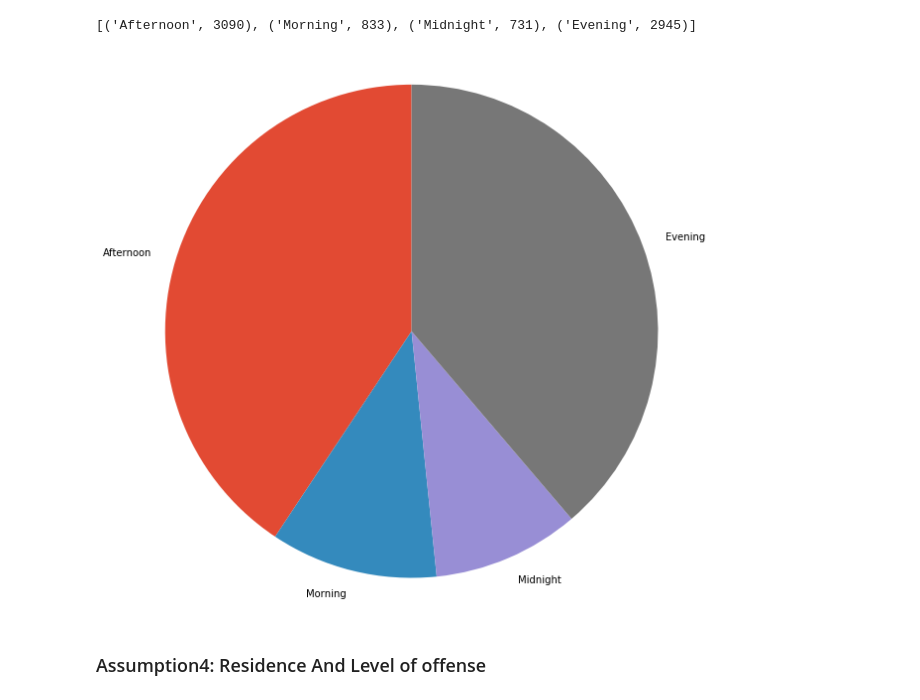
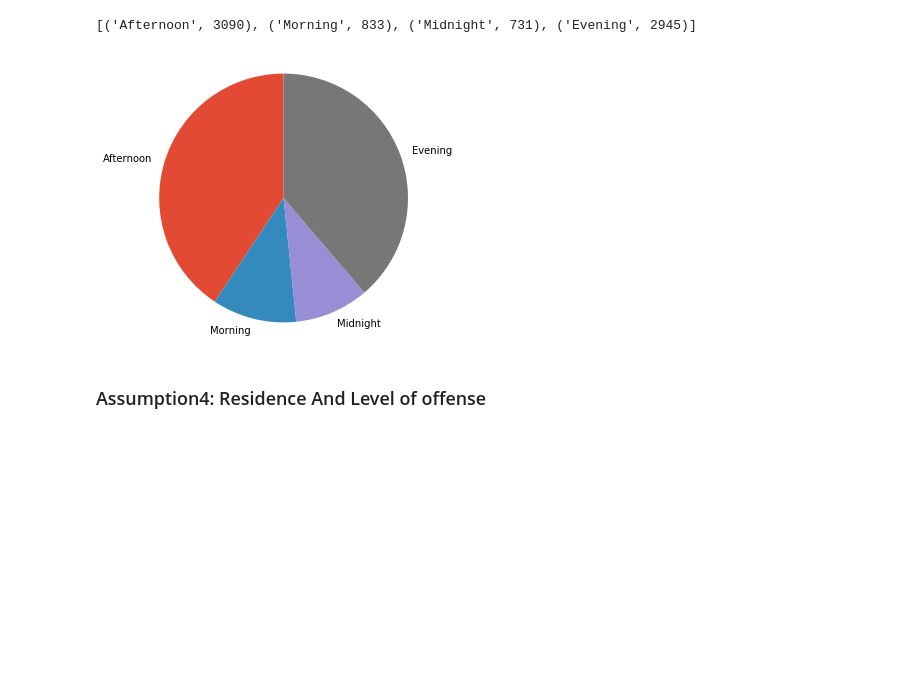
Before and after one commit to ave-u/big-data-analytics, a Jupyter notebook: chuanlong/Assumptions.ipynb, the cells around one changed output. Saved outputs shown, nothing was run; the diff lists cells and outputs as text; code cells hidden in the pictures; blank space fills up the shorter version.

```diff
--- a/chuanlong/Assumptions.ipynb
+++ b/chuanlong/Assumptions.ipynb
@@ -120,10 +120,10 @@ assump_3_data
 # %%
 fig, ax = plt.subplots()
 ax.pie(np.array(assump_3_data)[:, 1], labels = np.array(assump_3_data)[:, 0], startangle=90)
 ax.axis('equal')  # Equal aspect ratio ensures that pie is drawn as a circle.
-fig.set_size_inches(10,10)
+fig.set_size_inches(5, 5)
 # %% [output]
-[figure, old version]
+[figure, new version]
 # %% [markdown]
 ### Assumption4: Residence And Level of offense
 # %%
```
Also changed, not shown: parts of 11 cells of this notebook.
